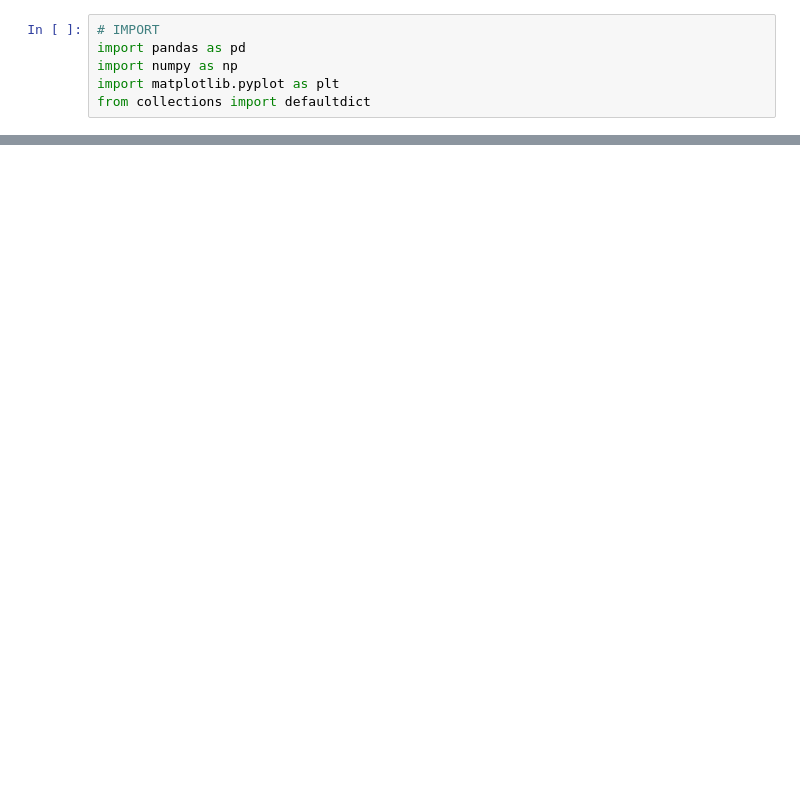
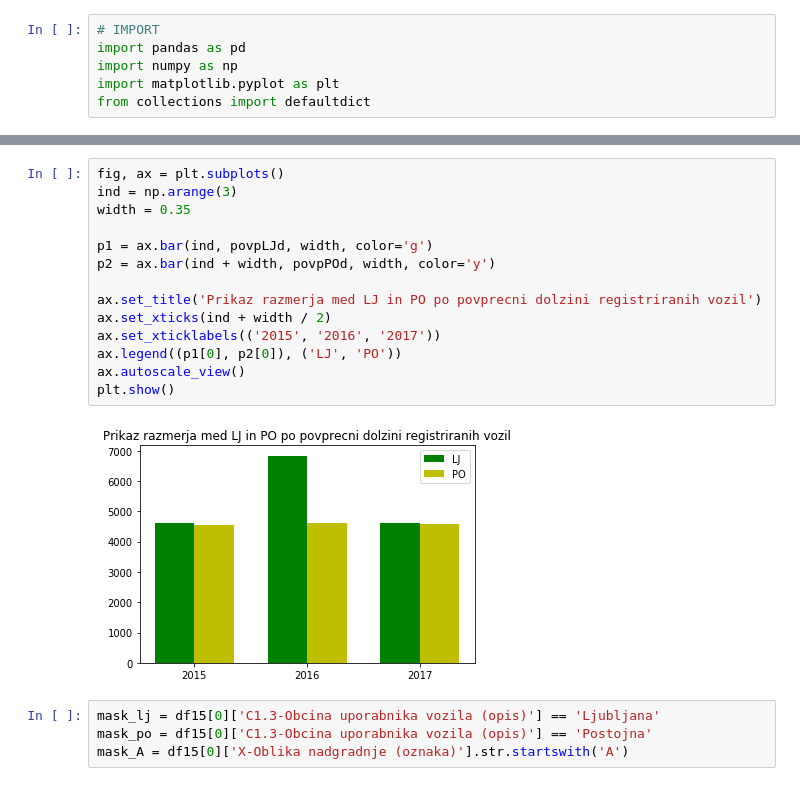
Before and after one commit to aljazglavac/PR18AGARLP, a Jupyter notebook: AG/n.ipynb, the cells around one changed output, grey strips where cells are left out. Cells and saved outputs as stored; diff of their text form; blank space fills up the shorter version.

```diff
--- a/AG/n.ipynb
+++ b/AG/n.ipynb
@@ -86,0 +153,20 @@ Najbolj popularne leta 2016
+# %%
+fig, ax = plt.subplots()
+ind = np.arange(3)
+width = 0.35
+
+p1 = ax.bar(ind, povpLJd, width, color='g')
+p2 = ax.bar(ind + width, povpPOd, width, color='y')
+
+ax.set_title('Prikaz razmerja med LJ in PO po povprecni dolzini registriranih vozil')
+ax.set_xticks(ind + width / 2)
+ax.set_xticklabels(('2015', '2016', '2017'))
+ax.legend((p1[0], p2[0]), ('LJ', 'PO'))
+ax.autoscale_view()
+plt.show()
+# %% [output]
+[figure, added]
+# %%
+mask_lj = df15[0]['C1.3-Obcina uporabnika vozila (opis)'] == 'Ljubljana'
+mask_po = df15[0]['C1.3-Obcina uporabnika vozila (opis)'] == 'Postojna'
+mask_A = df15[0]['X-Oblika nadgradnje (oznaka)'].str.startswith('A')
```
Also changed, not shown: parts of 12 cells of this notebook.
